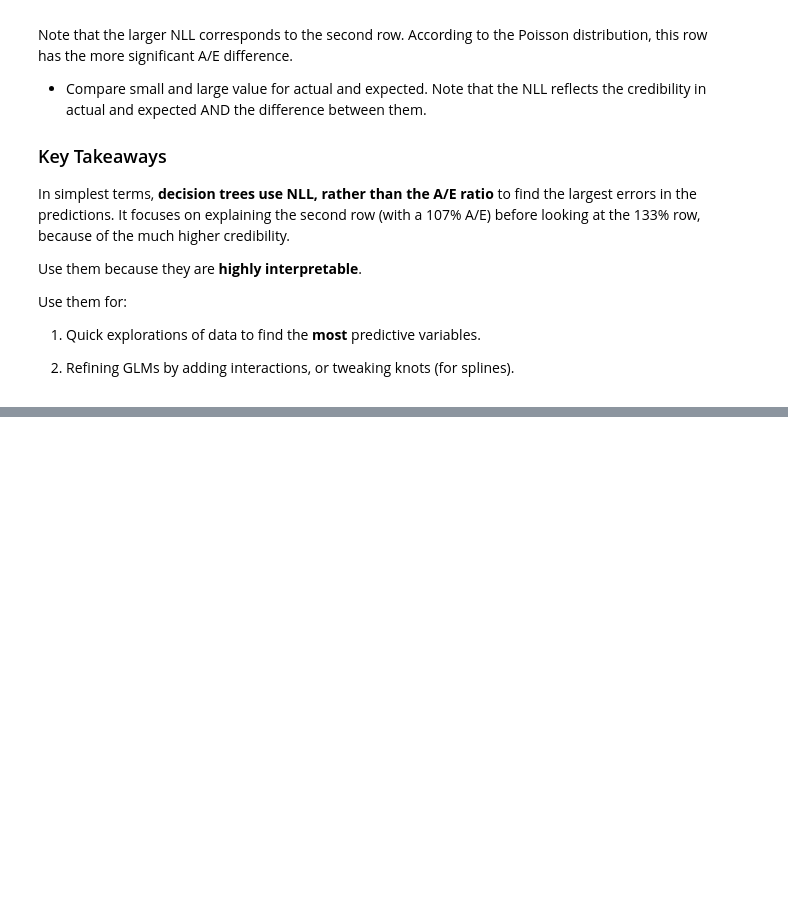
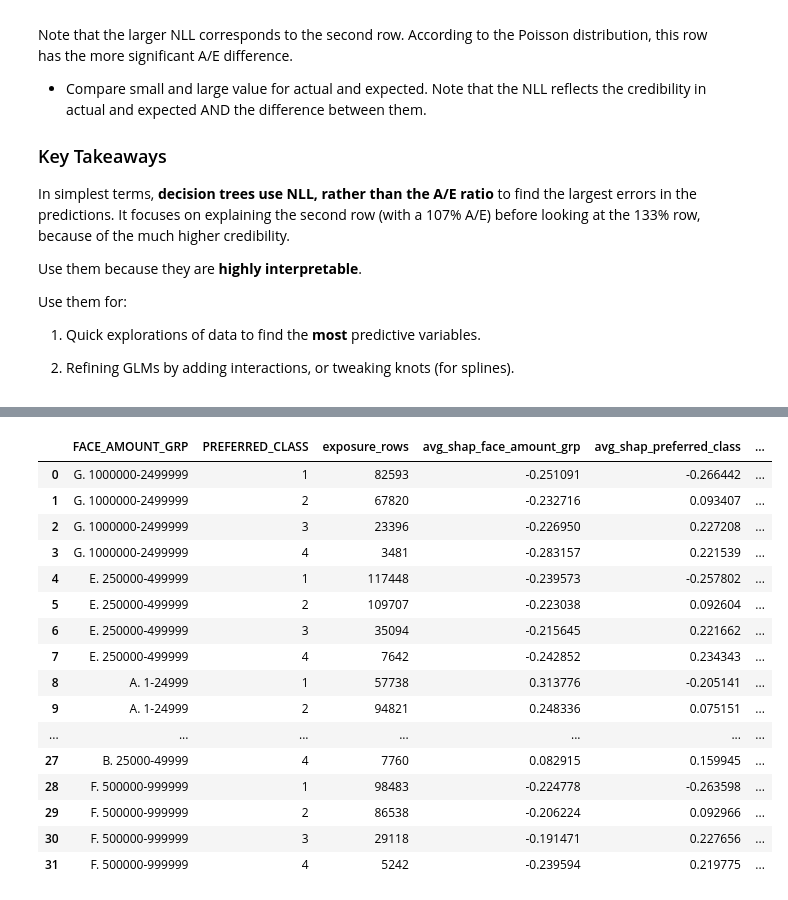
Before and after one commit to mma-fsa/data-examples, a Jupyter notebook: src/analysis/1_seriatim_data_analysis.ipynb, the cells around one changed output, grey strips where cells are left out. Saved outputs shown, nothing was run; the diff lists cells and outputs as text; code cells hidden in the pictures; blank space fills up the shorter version.

```diff
--- a/src/analysis/1_seriatim_data_analysis.ipynb
+++ b/src/analysis/1_seriatim_data_analysis.ipynb
@@ -186,0 +448,58 @@ Use them for:
+# %%
+# Required categorical columns for this summary.
+face_col = "FACE_AMOUNT_GRP"
+preferred_col = "PREFERRED_CLASS"
+
+missing_cols = [c for c in [face_col, preferred_col] if c not in X_train.columns]
+if missing_cols:
+    raise ValueError(f"Missing required columns in X_train: {missing_cols}")
+
+# XGBoost native SHAP contributions (pred_contribs) with categorical support.
+# This avoids the shap.TreeExplainer categorical DMatrix issue.
+xgb_train_for_shap = xgb.DMatrix(X_train, enable_categorical=True)
+contrib = xgb_model.predict(xgb_train_for_shap, pred_contribs=True)
+
+# Last column is the model bias term; remove it for feature-level summaries.
+feature_contrib = pd.DataFrame(
+    contrib[:, :-1],
+    columns=X_train.columns,
+    index=X_train.index,
+)
+
+# Build grouped table by both categoricals.
+shap_table = X_train[[face_col, preferred_col]].copy()
+shap_table["shap_face_amount_grp"] = feature_contrib[face_col].values
+shap_table["shap_preferred_class"] = feature_contrib[preferred_col].values
+shap_table["shap_total_abs"] = feature_contrib.abs().sum(axis=1).values
+
+shap_summary = (
+    shap_table.groupby([face_col, preferred_col], as_index=False)
+    .agg(
+        exposure_rows=(face_col, "size"),
+        avg_shap_face_amount_grp=("shap_face_amount_grp", "mean"),
+        avg_shap_preferred_class=("shap_preferred_class", "mean"),
+        avg_total_abs_shap=("shap_total_abs", "mean"),
+    )
+    .sort_values([face_col, preferred_col])
+    .reset_index(drop=True)
+)
+
+shap_summary
+# %% [output]
+|  | FACE_AMOUNT_GRP | PREFERRED_CLASS | exposure_rows | avg_shap_face_amount_grp | avg_shap_preferred_class | ... |
+| 0 | G. 1000000-2499999 | 1 | 82593 | -0.251091 | -0.266442 | ... |
+| 1 | G. 1000000-2499999 | 2 | 67820 | -0.232716 | 0.093407 | ... |
+| 2 | G. 1000000-2499999 | 3 | 23396 | -0.226950 | 0.227208 | ... |
+| 3 | G. 1000000-2499999 | 4 | 3481 | -0.283157 | 0.221539 | ... |
+| 4 | E. 250000-499999 | 1 | 117448 | -0.239573 | -0.257802 | ... |
+| 5 | E. 250000-499999 | 2 | 109707 | -0.223038 | 0.092604 | ... |
+| 6 | E. 250000-499999 | 3 | 35094 | -0.215645 | 0.221662 | ... |
+| 7 | E. 250000-499999 | 4 | 7642 | -0.242852 | 0.234343 | ... |
+| 8 | A. 1-24999 | 1 | 57738 | 0.313776 | -0.205141 | ... |
+| 9 | A. 1-24999 | 2 | 94821 | 0.248336 | 0.075151 | ... |
+| ... | ... | ... | ... | ... | ... | ... |
+| 27 | B. 25000-49999 | 4 | 7760 | 0.082915 | 0.159945 | ... |
+| 28 | F. 500000-999999 | 1 | 98483 | -0.224778 | -0.263598 | ... |
+| 29 | F. 500000-999999 | 2 | 86538 | -0.206224 | 0.092966 | ... |
+| 30 | F. 500000-999999 | 3 | 29118 | -0.191471 | 0.227656 | ... |
+| 31 | F. 500000-999999 | 4 | 5242 | -0.239594 | 0.219775 | ... |
```
Also changed, not shown: parts of 19 cells of this notebook, 1 other file.
